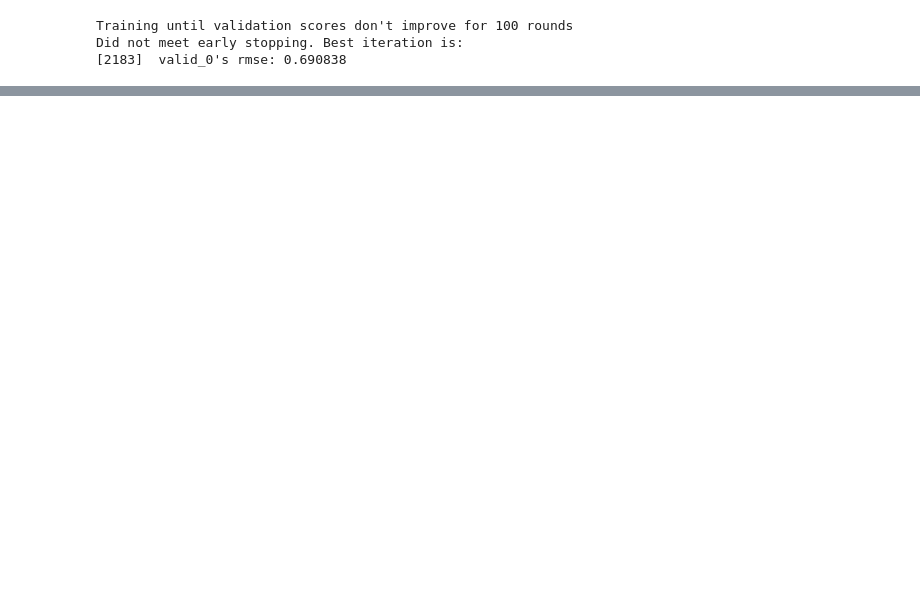
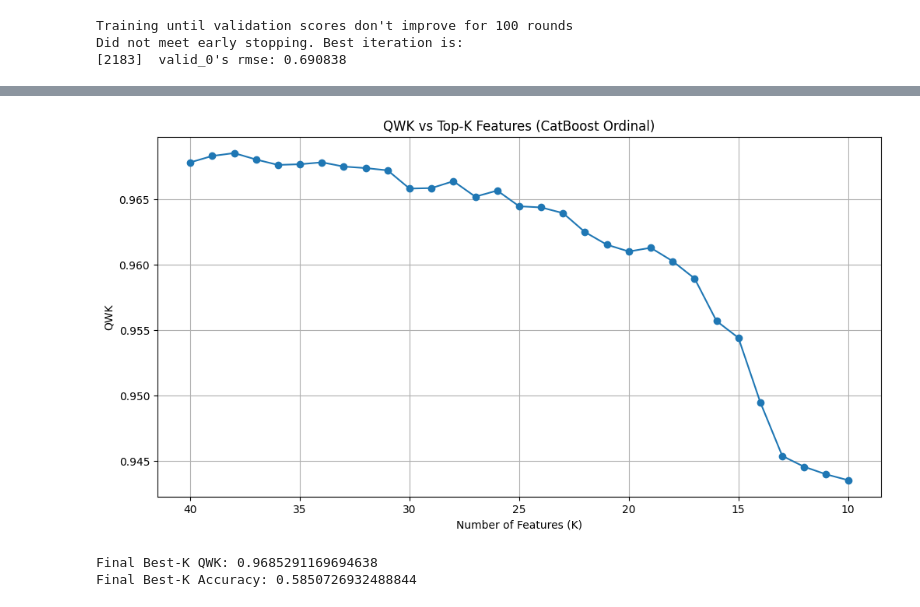
Before and after one commit to BenRyan-8/APA_CA, a Jupyter notebook: BERPrediction.ipynb, the cells around one changed output, grey strips where cells are left out. Saved outputs shown, nothing was run; the diff lists cells and outputs as text; code cells hidden in the pictures; blank space fills up the shorter version.

```diff
--- a/BERPrediction.ipynb
+++ b/BERPrediction.ipynb
@@ -1904,0 +1994,10 @@ plt.show()
+# %%
+importances = final_cat.get_feature_importance()
+feat_names = X_train_red.columns
+
+df_imp = pd.DataFrame({
+    "feature": feat_names,
+    "importance": importances
+}).sort_values("importance", ascending=False)
+
+df_imp
@@ -1904,0 +2045,19 @@ plt.show()
+# %%
+results = []
+
+feature_count = len(df_imp)
+
+# Test K = all features down to 10
+for k in range(feature_count, 9, -1):
+    qwk, acc = evaluate_top_k(k)
+
+    results.append({
+        "K": k,
+        "QWK": qwk,
+        "Accuracy": acc,
+        "Δ QWK vs Full": qwk - baseline_qwk,
+        "Δ Accuracy vs Full": acc - baseline_acc
+    })
+
+results_df = pd.DataFrame(results)
+results_df
@@ -1904,0 +2118,39 @@ plt.show()
+# %%
+import matplotlib.pyplot as plt
+
+plt.figure(figsize=(12,6))
+plt.plot(results_df["K"], results_df["QWK"], marker="o")
+plt.xlabel("Number of Features (K)")
+plt.ylabel("QWK")
+plt.title("QWK vs Top-K Features (CatBoost Ordinal)")
+plt.gca().invert_xaxis()
+plt.grid(True)
+plt.show()
+# %% [output]
+[figure, added]
+# %%
+final_features = df_imp.head(best_k)["feature"].tolist()
+cat_final = [c for c in cat_features_red if c in final_features]
+
+final_cat_k = CatBoostRegressor(**best_cat_params_fixed)
+
+final_cat_k.fit(
+    X_train_red[final_features],
+    y_tree_train,
+    cat_features=cat_final,
+    eval_set=(X_test_red[final_features], y_tree_test),
+    verbose=False
+)
+
+# Predictions with best-K model
+y_pred_k_cont = final_cat_k.predict(X_test_red[final_features])
+y_pred_k = np.round(y_pred_k_cont).clip(0, y_tree_train.max()).astype(int)
+
+final_qwk = cohen_kappa_score(y_tree_test, y_pred_k, weights="quadratic")
+final_acc = accuracy_score(y_tree_test, y_pred_k)
+
+print("\nFinal Best-K QWK:", final_qwk)
+print("Final Best-K Accuracy:", final_acc)
+# %% [output]
+Final Best-K QWK: 0.9685291169694638
+Final Best-K Accuracy: 0.5850726932488844
```
Also changed, not shown: parts of 14 cells of this notebook.
